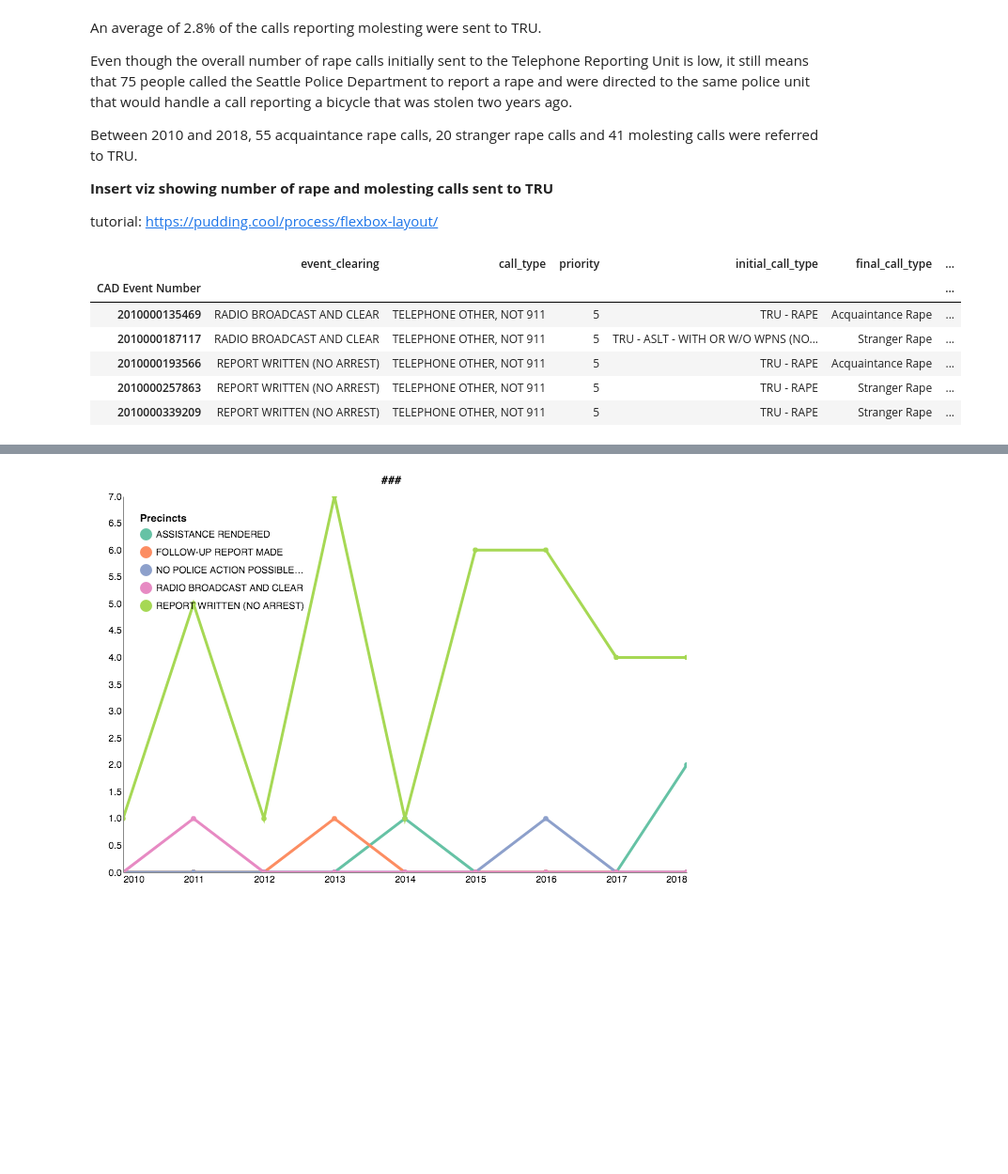
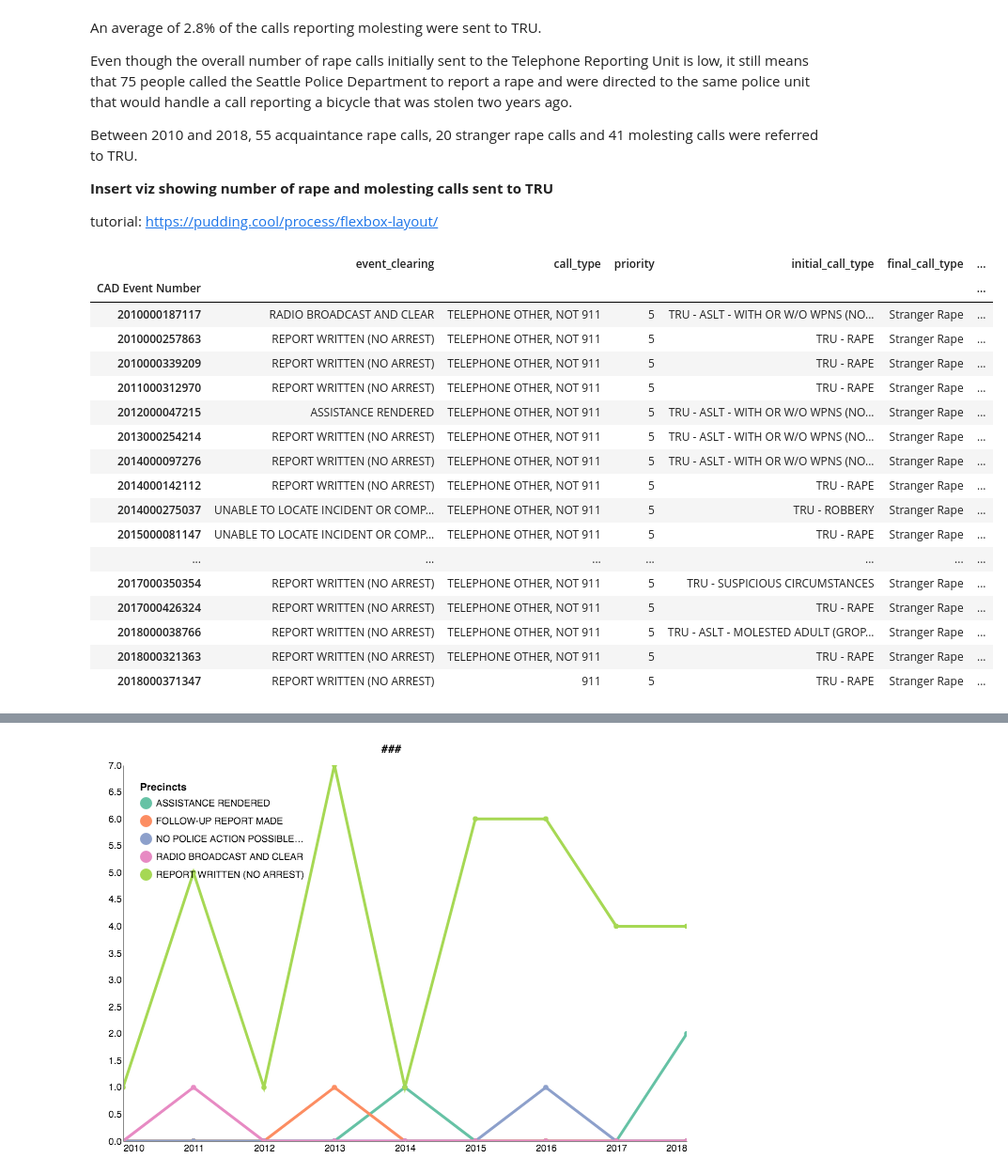
Before and after one commit to teacupwoozy/spd_notebook_archive, a Jupyter notebook: spd_notebook/2010-2018_SPD_Project_wReports.ipynb, the cells around one changed output, grey strips where cells are left out. Shown at 94% size. Drawn from its saved outputs; the diff is of its cells as text; code cells hidden in the pictures; blank space fills up the shorter version.

```diff
--- a/spd_notebook/2010-2018_SPD_Project_wReports.ipynb
+++ b/spd_notebook/2010-2018_SPD_Project_wReports.ipynb
@@ -319,18 +263,29 @@ tutorial: https://pudding.cool/process/flexbox-layout/
 # %%
 # Sandbox to confirm number of TRU molesting and rape calls
 
 data_tru_df = data[is_tru_mask]
 # data_tru_df = data_tru_df[data_tru_df.final_call_type.str.contains("Molesting")]
-#data_tru_df = data_tru_df[data_tru_df.final_call_type.str.contains("Acquaintance")]
-#data_tru_df = data_tru_df[data_tru_df.final_call_type.str.contains("Stranger")]
-data_tru_df = data_tru_df[data_tru_df.final_call_type.str.contains('Rape')]
+# data_tru_df = data_tru_df[data_tru_df.final_call_type.str.contains("Acquaintance")]
+data_tru_df = data_tru_df[data_tru_df.final_call_type.str.contains("Stranger")]
+# data_tru_df = data_tru_df[data_tru_df.final_call_type.str.contains('Rape')]
 
-data_tru_df.head()
+data_tru_df
 # %% [output]
 |  | event_clearing | call_type | priority | initial_call_type | final_call_type | ... |
 | CAD Event Number |  |  |  |  |  | ... |
-| 2010000135469 | RADIO BROADCAST AND CLEAR | TELEPHONE OTHER, NOT 911 | 5 | TRU - RAPE | Acquaintance Rape | ... |
 | 2010000187117 | RADIO BROADCAST AND CLEAR | TELEPHONE OTHER, NOT 911 | 5 | TRU - ASLT - WITH OR W/O WPNS (NO... | Stranger Rape | ... |
-| 2010000193566 | REPORT WRITTEN (NO ARREST) | TELEPHONE OTHER, NOT 911 | 5 | TRU - RAPE | Acquaintance Rape | ... |
 | 2010000257863 | REPORT WRITTEN (NO ARREST) | TELEPHONE OTHER, NOT 911 | 5 | TRU - RAPE | Stranger Rape | ... |
 | 2010000339209 | REPORT WRITTEN (NO ARREST) | TELEPHONE OTHER, NOT 911 | 5 | TRU - RAPE | Stranger Rape | ... |
+| 2011000312970 | REPORT WRITTEN (NO ARREST) | TELEPHONE OTHER, NOT 911 | 5 | TRU - RAPE | Stranger Rape | ... |
+| 2012000047215 | ASSISTANCE RENDERED | TELEPHONE OTHER, NOT 911 | 5 | TRU - ASLT - WITH OR W/O WPNS (NO... | Stranger Rape | ... |
+| 2013000254214 | REPORT WRITTEN (NO ARREST) | TELEPHONE OTHER, NOT 911 | 5 | TRU - ASLT - WITH OR W/O WPNS (NO... | Stranger Rape | ... |
+| 2014000097276 | REPORT WRITTEN (NO ARREST) | TELEPHONE OTHER, NOT 911 | 5 | TRU - ASLT - WITH OR W/O WPNS (NO... | Stranger Rape | ... |
+| 2014000142112 | REPORT WRITTEN (NO ARREST) | TELEPHONE OTHER, NOT 911 | 5 | TRU - RAPE | Stranger Rape | ... |
+| 2014000275037 | UNABLE TO LOCATE INCIDENT OR COMP... | TELEPHONE OTHER, NOT 911 | 5 | TRU - ROBBERY | Stranger Rape | ... |
+| 2015000081147 | UNABLE TO LOCATE INCIDENT OR COMP... | TELEPHONE OTHER, NOT 911 | 5 | TRU - RAPE | Stranger Rape | ... |
+| ... | ... | ... | ... | ... | ... | ... |
+| 2017000350354 | REPORT WRITTEN (NO ARREST) | TELEPHONE OTHER, NOT 911 | 5 | TRU - SUSPICIOUS CIRCUMSTANCES | Stranger Rape | ... |
+| 2017000426324 | REPORT WRITTEN (NO ARREST) | TELEPHONE OTHER, NOT 911 | 5 | TRU - RAPE | Stranger Rape | ... |
+| 2018000038766 | REPORT WRITTEN (NO ARREST) | TELEPHONE OTHER, NOT 911 | 5 | TRU - ASLT - MOLESTED ADULT (GROP... | Stranger Rape | ... |
+| 2018000321363 | REPORT WRITTEN (NO ARREST) | TELEPHONE OTHER, NOT 911 | 5 | TRU - RAPE | Stranger Rape | ... |
+| 2018000371347 | REPORT WRITTEN (NO ARREST) | 911 | 5 | TRU - RAPE | Stranger Rape | ... |
```
Also changed, not shown: parts of 15 cells of this notebook.
